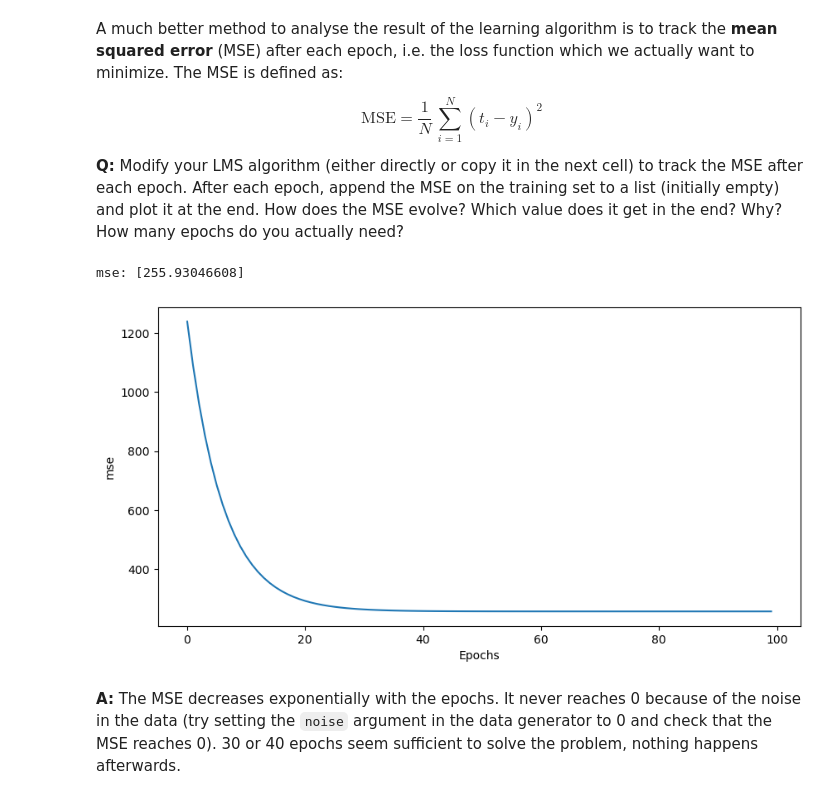
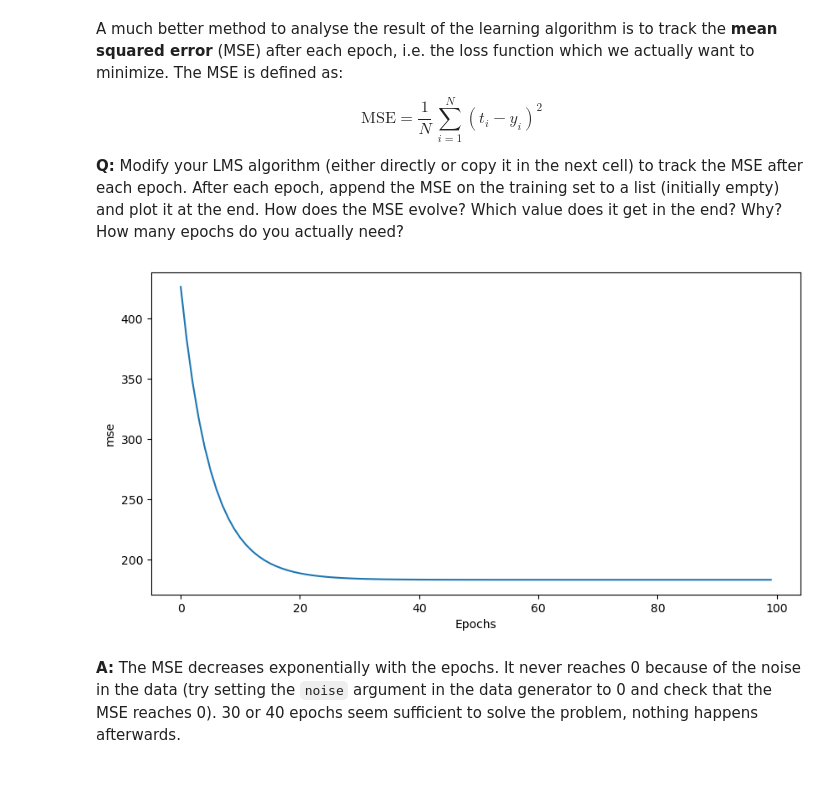
Before and after one commit to miteichmann/notebooks-neurocomputing, a Jupyter notebook: solutions/3-LinearRegression-solution.ipynb, the cells around one changed output. Drawn from its saved outputs; the diff is of its cells as text; code cells hidden in the pictures.

```diff
--- a/solutions/3-LinearRegression-solution.ipynb
+++ b/solutions/3-LinearRegression-solution.ipynb
@@ -145,43 +170,46 @@ $$\text{MSE} = \frac{1}{N} \, \sum_{i=1}^N (t_i - y_i)^2$$
 
 **Q:** Modify your LMS algorithm (either directly or copy it in the next cell) to track the MSE after each epoch. After each epoch, append the MSE on the training set to a list (initially empty) and plot it at the end. How does the MSE evolve? Which value does it get in the end? Why? How many epochs do you actually need?
 # %%
-w = 0
-b = 0
+def fit_lms_w_mse(X,t,epochs,eta,N):
+    w = 0
+    b = 0
+
+    losses = []
+    for epoch in range(epochs):
+        dw = 0
+        db = 0.0
+        mse = 0.0
+
+        for i in range(N):
+            # Prediction
+            y = w * X[i] + b
+
+            # LMS
+            dw += (t[i] - y) * X[i]
+            db += (t[i] - y)
+
+            # mse
+            mse += (t[i] - y)**2
+
+        # Parameter updates
+        w += eta*dw/N
+        b += eta*db/N
+        losses.append(mse/N)
+        #print(f'mse after epoch {epoch}:', mse/N)
+    return w,b,losses
 
 eta = 0.1
+w,b,losses = fit_lms_w_mse(X,t,epochs,eta,N)
 
-losses = []
-for epoch in range(100):
-    dw = 0
-    db = 0.0
-    mse = 0.0
 
-    for i in range(N):
-        # Prediction
-        y = w * X[i] + b
-
-        # LMS
-        dw += (t[i] - y) * X[i]
-        db += (t[i] - y)
-
-        # mse
-        mse += (t[i] - y)**2
-
-    # Parameter updates
-    w += eta*dw/N
-    b += eta*db/N
-    losses.append(mse/N)
-
-print('mse:', mse/N)
 
 plt.figure(figsize=(10, 5))
 plt.plot(losses)
 plt.xlabel("Epochs")
 plt.ylabel("mse")
 plt.show()
 # %% [output]
-mse: [255.93046608]
-[figure, old version]
+[figure, new version]
 # %% [markdown]
 **A:** The MSE decreases exponentially with the epochs. It never reaches 0 because of the noise in the data (try setting the `noise` argument in the data generator to 0 and check that the MSE reaches 0). 30 or 40 epochs seem sufficient to solve the problem, nothing happens afterwards.
 # %% [markdown]
```
Also changed, not shown: parts of 14 cells of this notebook, 1 other file.
